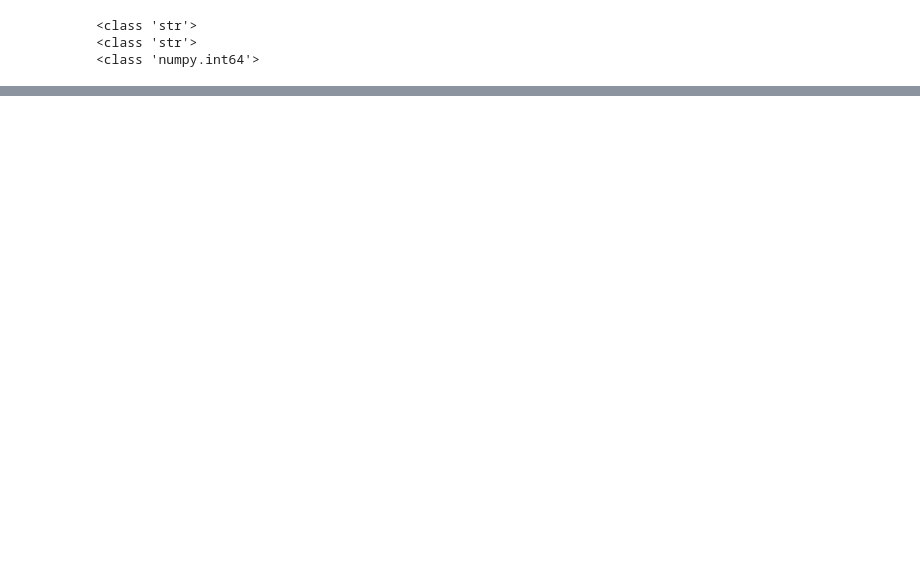
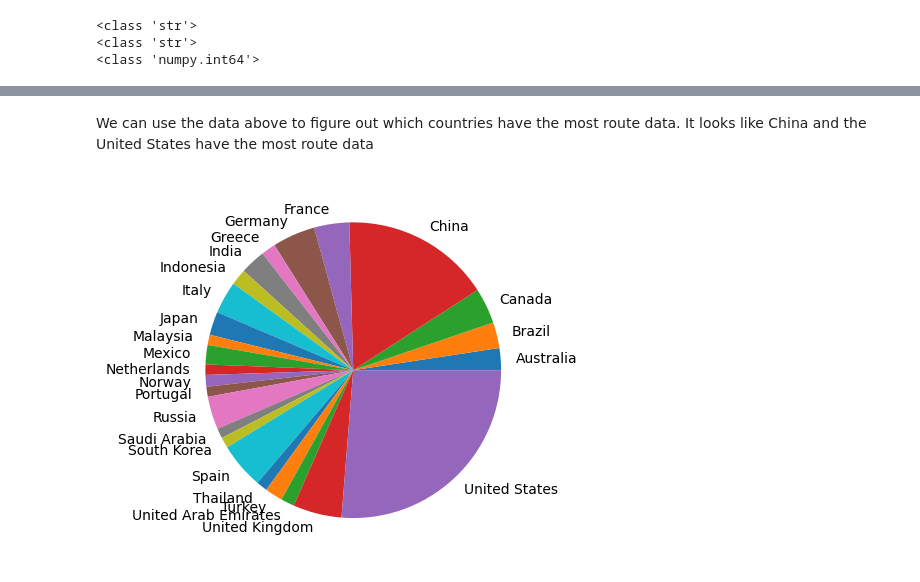
Before and after one commit to GregThomas88/DSCI-2025-D, a Jupyter notebook: EDA/GregEDA.ipynb, the cells around one changed output, grey strips where cells are left out. Saved outputs shown, nothing was run; the diff lists cells and outputs as text; code cells hidden in the pictures; blank space fills up the shorter version.

```diff
--- a/EDA/GregEDA.ipynb
+++ b/EDA/GregEDA.ipynb
@@ -68,0 +123,11 @@ routeDist.to_csv('../data/routesDist.csv')
+# %% [markdown]
+We can use the data above to figure out which countries have the most route data.
+It looks like China and the United States have the most route data
+# %%
+srcCtryCnt = airportCnt.groupby('CTRY')['SRCCNT'].sum()
+
+srcCtryCntPi = srcCtryCnt[srcCtryCnt > 500]
+labs = srcCtryCntPi.index
+plt.pie(srcCtryCntPi, labels = labs);
+# %% [output]
+[figure, added]
```
Also changed, not shown: parts of 29 cells of this notebook, 1 other file.
